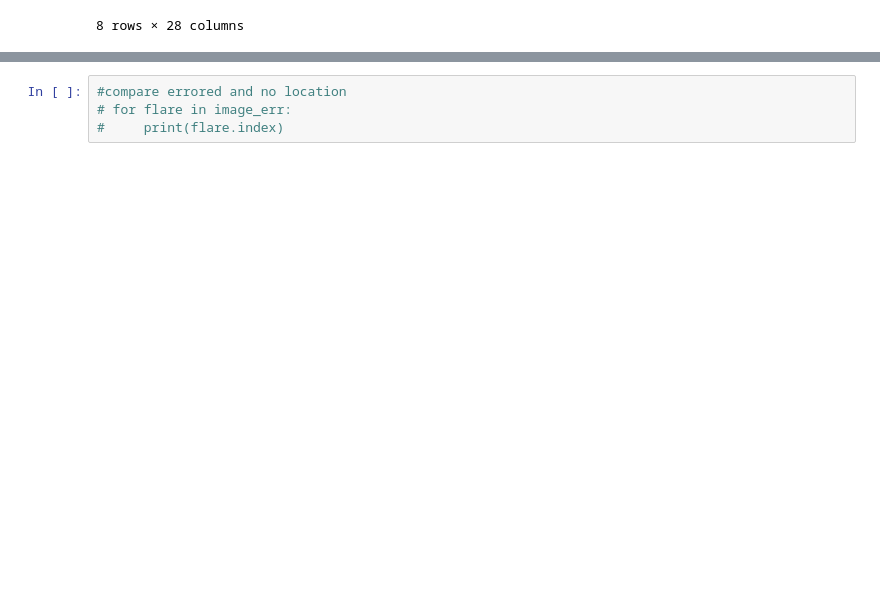
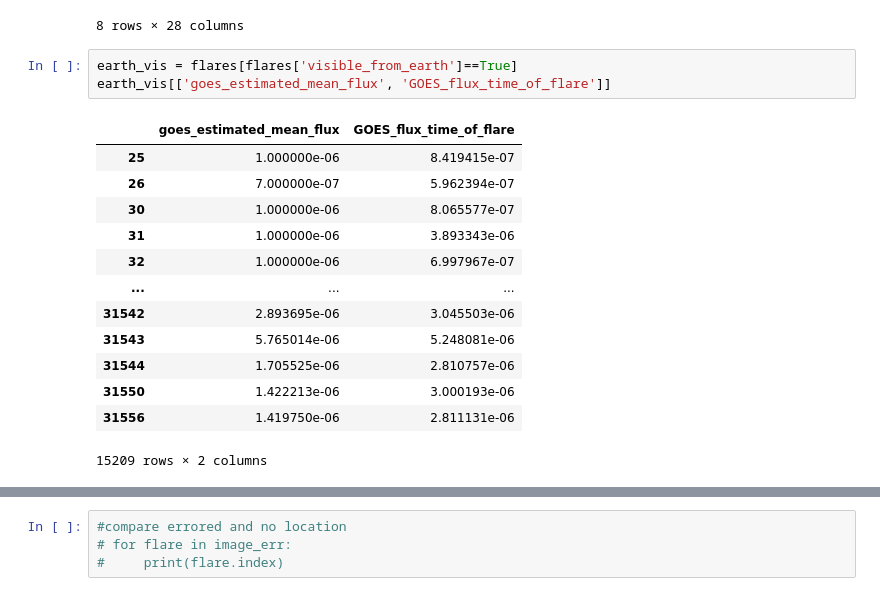
Before and after one commit to dearbhailom/solar-orbiter-flare-statistics, a Jupyter notebook: notebooks/Flare list testing.ipynb, the cells around one changed output, grey strips where cells are left out. Saved outputs shown, nothing was run; the diff lists cells and outputs as text; blank space fills up the shorter version.

```diff
--- a/notebooks/Flare list testing.ipynb
+++ b/notebooks/Flare list testing.ipynb
@@ -35,3 +35,20 @@ flares.describe()
 | 75% | 9.727000e+03 | 1087.000000 | 247.000000 | 799.000000 | 431.000000 | 303.000000 | 45.000000 | 53.000000 | ... |
 | max | 2.721608e+07 | 475135.000000 | 884735.000000 | 475135.000000 | 204799.000000 | 431.000000 | 123.000000 | 231.000000 | ... |
 8 rows × 28 columns
+# %%
+earth_vis = flares[flares['visible_from_earth']==True]
+earth_vis[['goes_estimated_mean_flux', 'GOES_flux_time_of_flare']]
+# %% [output]
+|  | goes_estimated_mean_flux | GOES_flux_time_of_flare |
+| 25 | 1.000000e-06 | 8.419415e-07 |
+| 26 | 7.000000e-07 | 5.962394e-07 |
+| 30 | 1.000000e-06 | 8.065577e-07 |
+| 31 | 1.000000e-06 | 3.893343e-06 |
+| 32 | 1.000000e-06 | 6.997967e-07 |
+| ... | ... | ... |
+| 31542 | 2.893695e-06 | 3.045503e-06 |
+| 31543 | 5.765014e-06 | 5.248081e-06 |
+| 31544 | 1.705525e-06 | 2.810757e-06 |
+| 31550 | 1.422213e-06 | 3.000193e-06 |
+| 31556 | 1.419750e-06 | 2.811131e-06 |
+15209 rows × 2 columns
```
Also changed, not shown: parts of 20 cells of this notebook, 5 other files.
